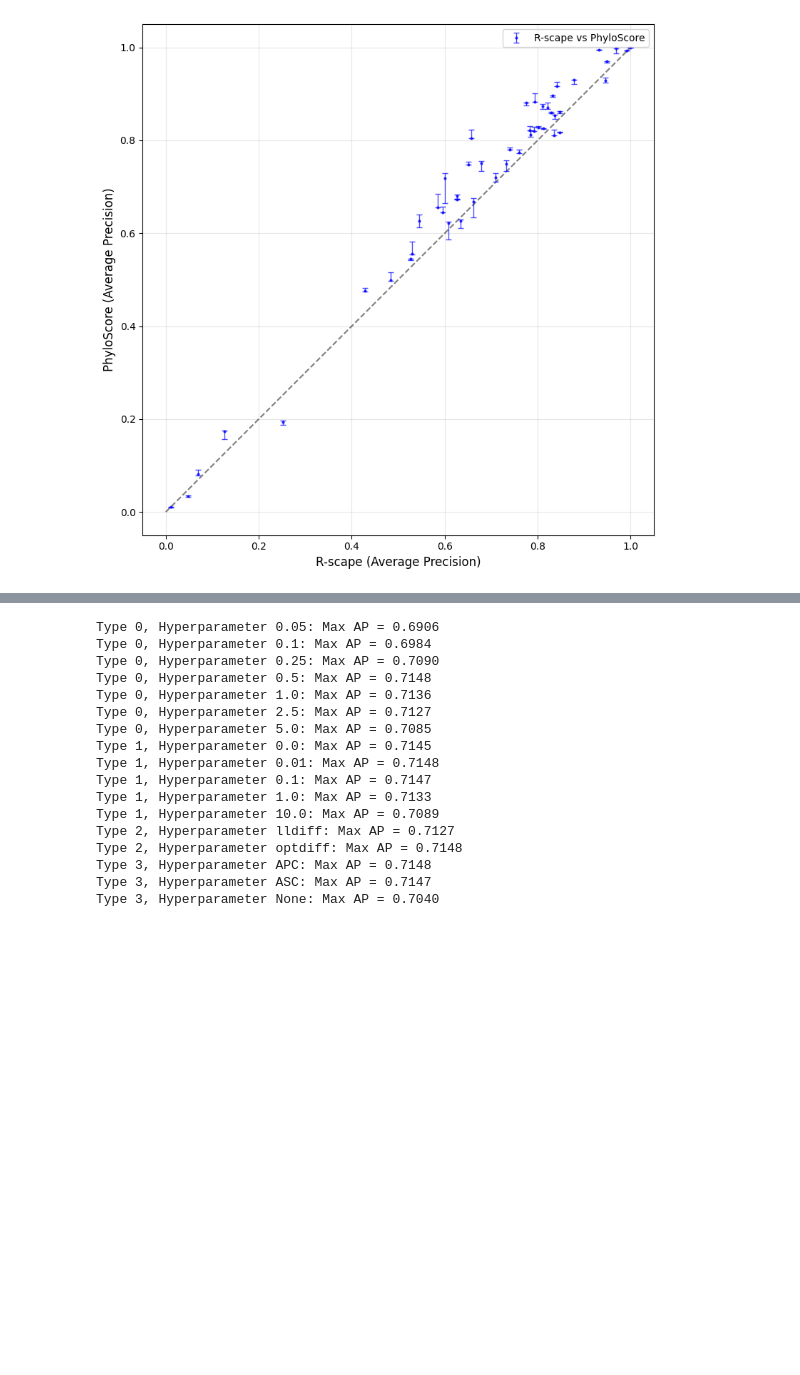
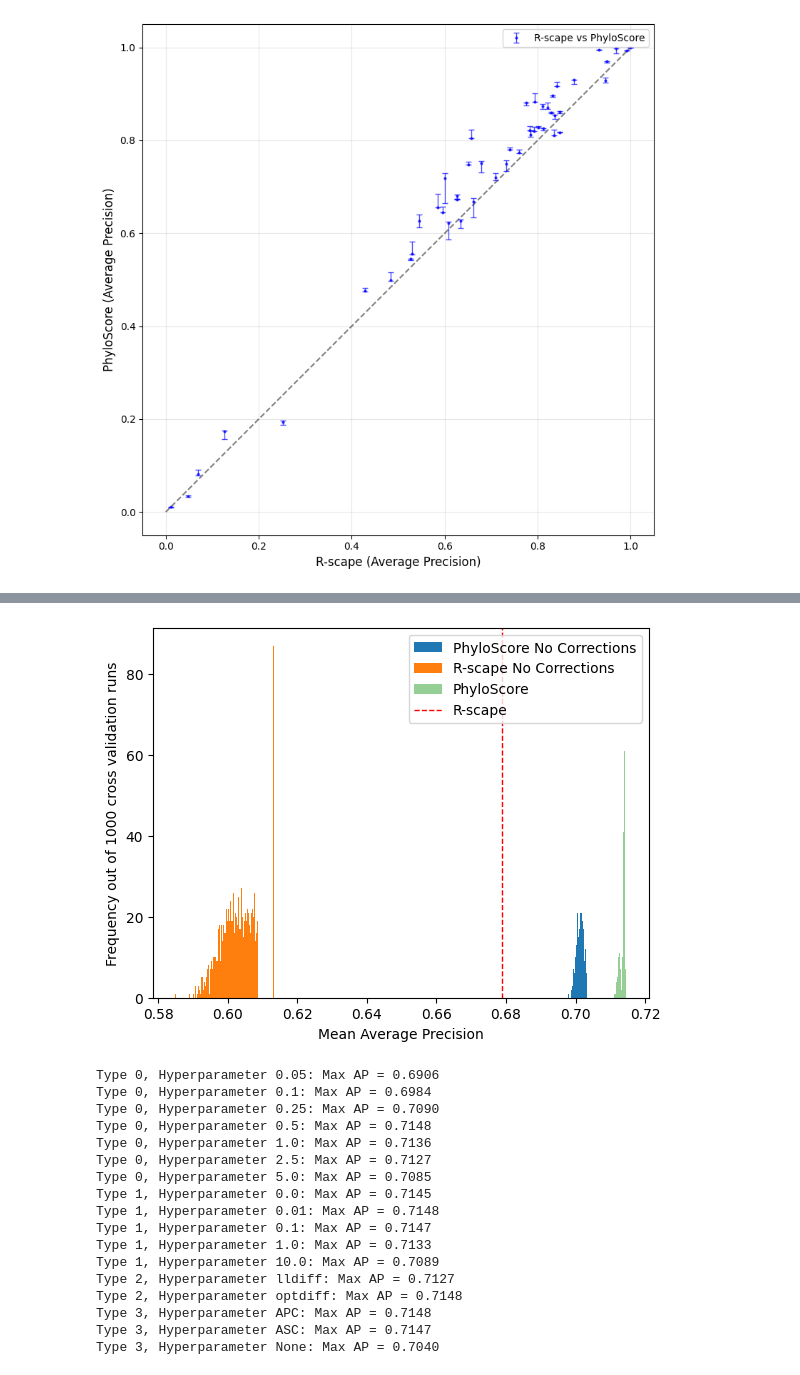
Before and after one commit to soedinglab/phylo_score, a Jupyter notebook: benchmark/cross_validation_plots.ipynb, the cells around one changed output, grey strips where cells are left out. Cells and saved outputs as stored; diff of their text form; code cells hidden in the pictures; blank space fills up the shorter version.

```diff
--- a/benchmark/cross_validation_plots.ipynb
+++ b/benchmark/cross_validation_plots.ipynb
@@ -178,3 +196,14 @@ else:
+# %%
+plt.hist(results_phyloscore_no_cor, bins=100, label='PhyloScore No Corrections')
+plt.hist(results_rscape_no_cor, bins=100, label='R-scape No Corrections')
+plt.hist(results_phyloscore, bins=100, label='PhyloScore', alpha=0.5)
+plt.axvline(np.mean(results_rscape), color='red', linestyle='dashed', linewidth=1, label='R-scape')
+plt.xlabel('Mean Average Precision')
+plt.ylabel('Frequency out of 1000 cross validation runs')
+plt.legend()
+plt.savefig("cross_validation_results_no_corrections.pdf")
+# %% [output]
+[figure, added]
 # %%
 all_hyper = extract_hyperparameters(phylo_score)
 # %%
```
Also changed, not shown: parts of 13 cells of this notebook, 3 other files.
